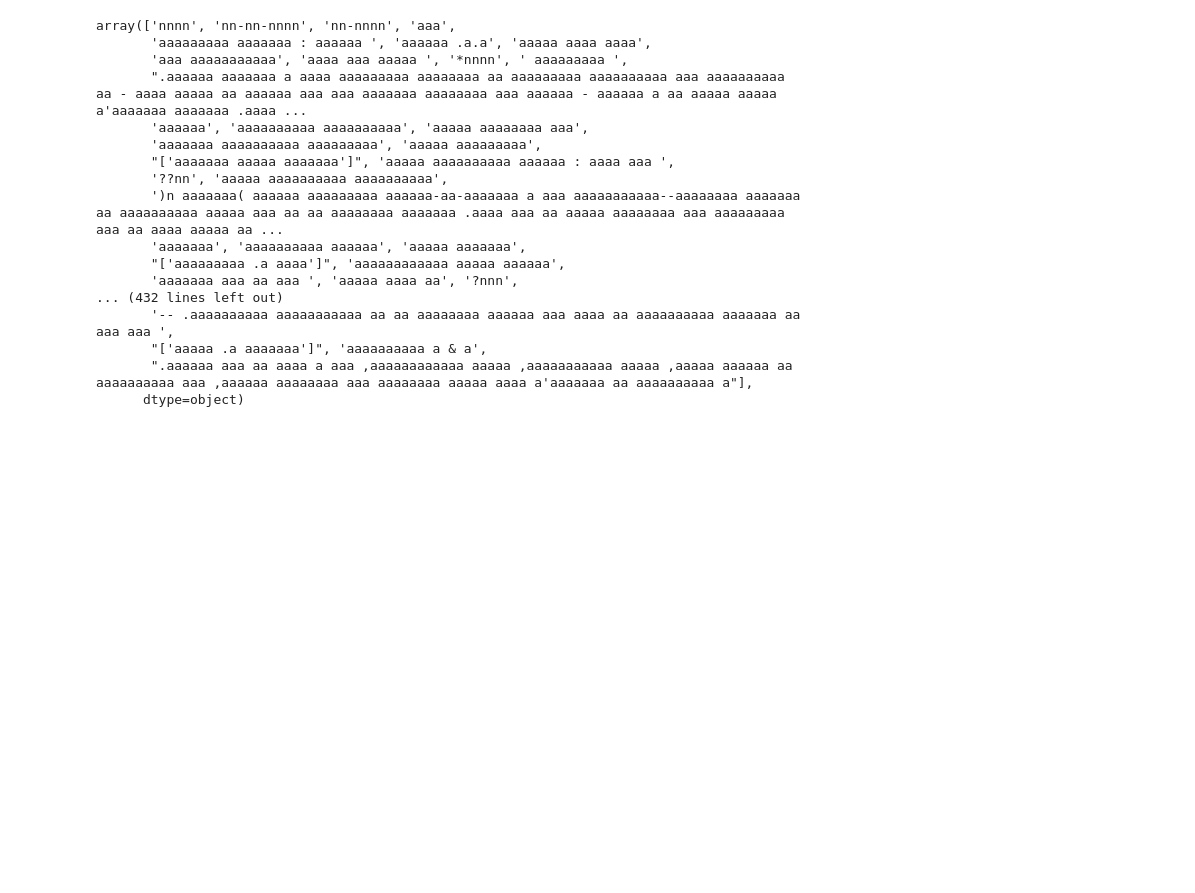
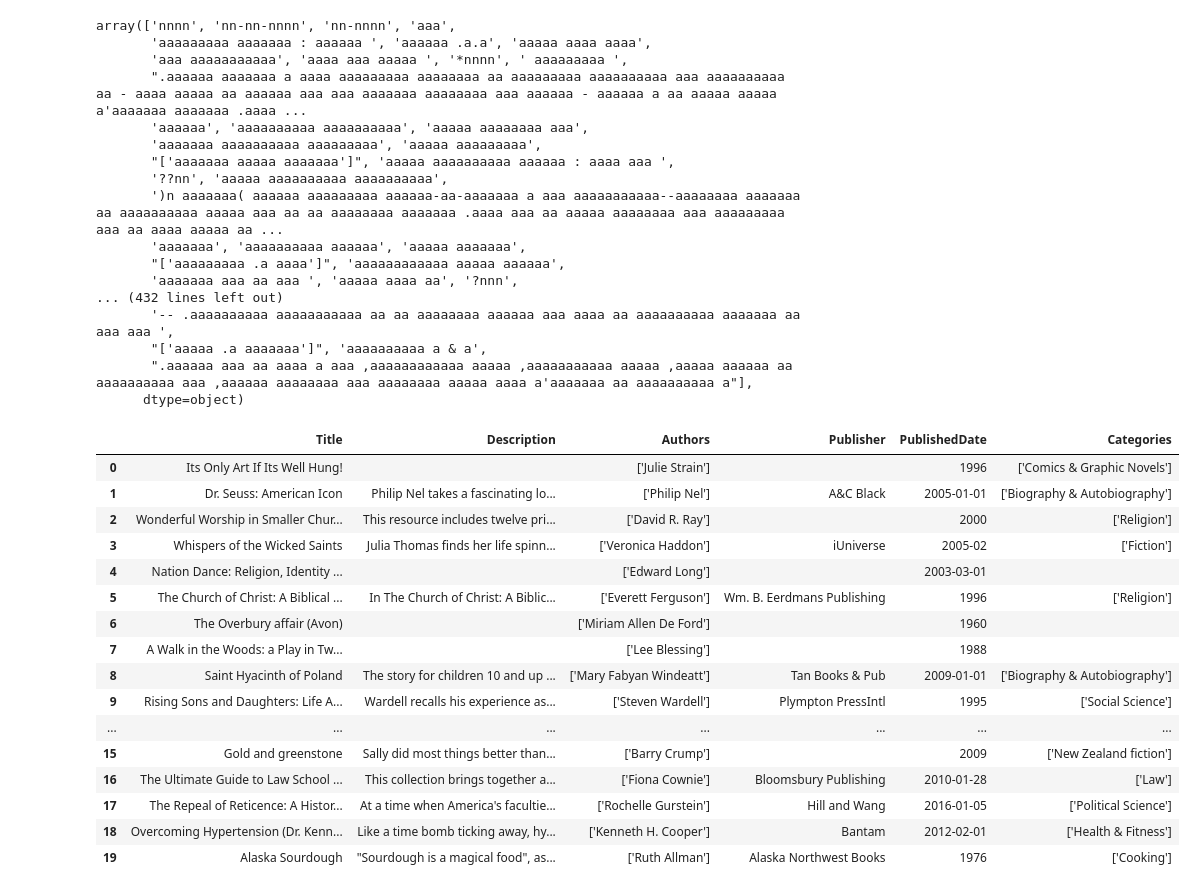
Before and after one commit to NicolasDeHorta/calidad_datos, a Jupyter notebook: nico_eda.ipynb, the cells around one changed output. Cells and saved outputs as stored; diff of their text form; code cells hidden in the pictures; blank space fills up the shorter version.

```diff
--- a/nico_eda.ipynb
+++ b/nico_eda.ipynb
@@ -489,24 +489,24 @@ pattern = re.compile(r"""
 ^
 \s*
 (?:
-    "((?:[^"]|"")*)"        # 1️⃣ Title entre comillas dobles
-  | '((?:[^']|'')*)'        # 1️⃣ Title entre comillas simples
-  | ([^,]*)                 # 1️⃣ Title sin comillas
+    "((?:[^"]|"")*)"         # 1️⃣ Title entre comillas dobles con comillas escapadas
+  | '((?:[^']|'')*)'         # 1️⃣ Title entre comillas simples con comillas escapadas
+  | ([^,]+?)                 # 1️⃣ Title sin comillas (hasta la coma principal)
 )
 \s*,\s*
 (?:
-    "((?:[^"]|"")*)"        # 2️⃣ Description entre comillas dobles
-  | '((?:[^']|'')*)'        # 2️⃣ Description entre comillas simples
-  | ([^,\[]*?)              # 2️⃣ Description sin comillas ni corchetes
+    "((?:[^"]|"")*)"         # 2️⃣ Description entre comillas dobles con comillas escapadas
+  | '((?:[^']|'')*)'         # 2️⃣ Description entre comillas simples con comillas escapadas
+  | ([^,\[]*?)               # 2️⃣ Description sin comillas ni corchetes
 )?
 \s*,\s*
-(\[.*?\]|NaN|)           # 3️⃣ Authors
+(\[.*?\]|NaN|)               # 3️⃣ Authors
 \s*,\s*
-(.*?)                    # 4️⃣ Publisher
+(.*?)                        # 4️⃣ Publisher
 \s*,\s*
 (\d{4}(?:-\d{2})?(?:-\d{2})?|NaN|)  # 5️⃣ Fecha
 \s*,\s*
-(\[.*?\]|NaN|)?          # 6️⃣ Categorías
+(\[.*?\]|NaN|)?              # 6️⃣ Categorías
 \s*$
 """, re.VERBOSE)
 
@@ -634,3 +634,41 @@ array(['nnnn', 'nn-nn-nnnn', 'nn-nnnn', 'aaa',
        "['aaaaa .a aaaaaaa']", 'aaaaaaaaaa a & a',
        ".aaaaaa aaa aa aaaa a aaa ,aaaaaaaaaaaa aaaaa ,aaaaaaaaaaa aaaaa ,aaaaa aaaaaa aa aaaaaaaaaa aaa ,aaaaaa aaaaaaaa aaa aaaaaaaa aaaaa aaaa a'aaaaaaa aa aaaaaaaaaa a"],
       dtype=object)
+# %%
+import csv
+import pandas as pd
+
+# Leer CSV correctamente manejando comillas dobles escapadas y comas internas
+rows = []
+with open("L1-books.csv", encoding="utf-8") as f:
+    reader = csv.reader(f, delimiter=',', quotechar='"', doublequote=True, skipinitialspace=False)
+    headers = next(reader, None)  # si tiene encabezado
+    for row in reader:
+        # Asegurar longitud uniforme
+        row = (row + [None]*6)[:6]
+        rows.append(row)
+
+# Crear DataFrame
+df = pd.DataFrame(rows, columns=[
+    "Title", "Description", "Authors", "Publisher", "PublishedDate", "Categories"
+])
+
+df.head(20)
+# %% [output]
+|  | Title | Description | Authors | Publisher | PublishedDate | Categories |
+| 0 | Its Only Art If Its Well Hung! |  | ['Julie Strain'] |  | 1996 | ['Comics & Graphic Novels'] |
+| 1 | Dr. Seuss: American Icon | Philip Nel takes a fascinating lo... | ['Philip Nel'] | A&C Black | 2005-01-01 | ['Biography & Autobiography'] |
+| 2 | Wonderful Worship in Smaller Chur... | This resource includes twelve pri... | ['David R. Ray'] |  | 2000 | ['Religion'] |
+| 3 | Whispers of the Wicked Saints | Julia Thomas finds her life spinn... | ['Veronica Haddon'] | iUniverse | 2005-02 | ['Fiction'] |
+| 4 | Nation Dance: Religion, Identity ... |  | ['Edward Long'] |  | 2003-03-01 |  |
+| 5 | The Church of Christ: A Biblical ... | In The Church of Christ: A Biblic... | ['Everett Ferguson'] | Wm. B. Eerdmans Publishing | 1996 | ['Religion'] |
+| 6 | The Overbury affair (Avon) |  | ['Miriam Allen De Ford'] |  | 1960 |  |
+| 7 | A Walk in the Woods: a Play in Tw... |  | ['Lee Blessing'] |  | 1988 |  |
+| 8 | Saint Hyacinth of Poland | The story for children 10 and up ... | ['Mary Fabyan Windeatt'] | Tan Books & Pub | 2009-01-01 | ['Biography & Autobiography'] |
+| 9 | Rising Sons and Daughters: Life A... | Wardell recalls his experience as... | ['Steven Wardell'] | Plympton PressIntl | 1995 | ['Social Science'] |
+| ... | ... | ... | ... | ... | ... | ... |
+| 15 | Gold and greenstone | Sally did most things better than... | ['Barry Crump'] |  | 2009 | ['New Zealand fiction'] |
+| 16 | The Ultimate Guide to Law School ... | This collection brings together a... | ['Fiona Cownie'] | Bloomsbury Publishing | 2010-01-28 | ['Law'] |
+| 17 | The Repeal of Reticence: A Histor... | At a time when America's facultie... | ['Rochelle Gurstein'] | Hill and Wang | 2016-01-05 | ['Political Science'] |
+| 18 | Overcoming Hypertension (Dr. Kenn... | Like a time bomb ticking away, hy... | ['Kenneth H. Cooper'] | Bantam | 2012-02-01 | ['Health & Fitness'] |
+| 19 | Alaska Sourdough | "Sourdough is a magical food", as... | ['Ruth Allman'] | Alaska Northwest Books | 1976 | ['Cooking'] |
```
Also changed, not shown: parts of 7 cells of this notebook.
